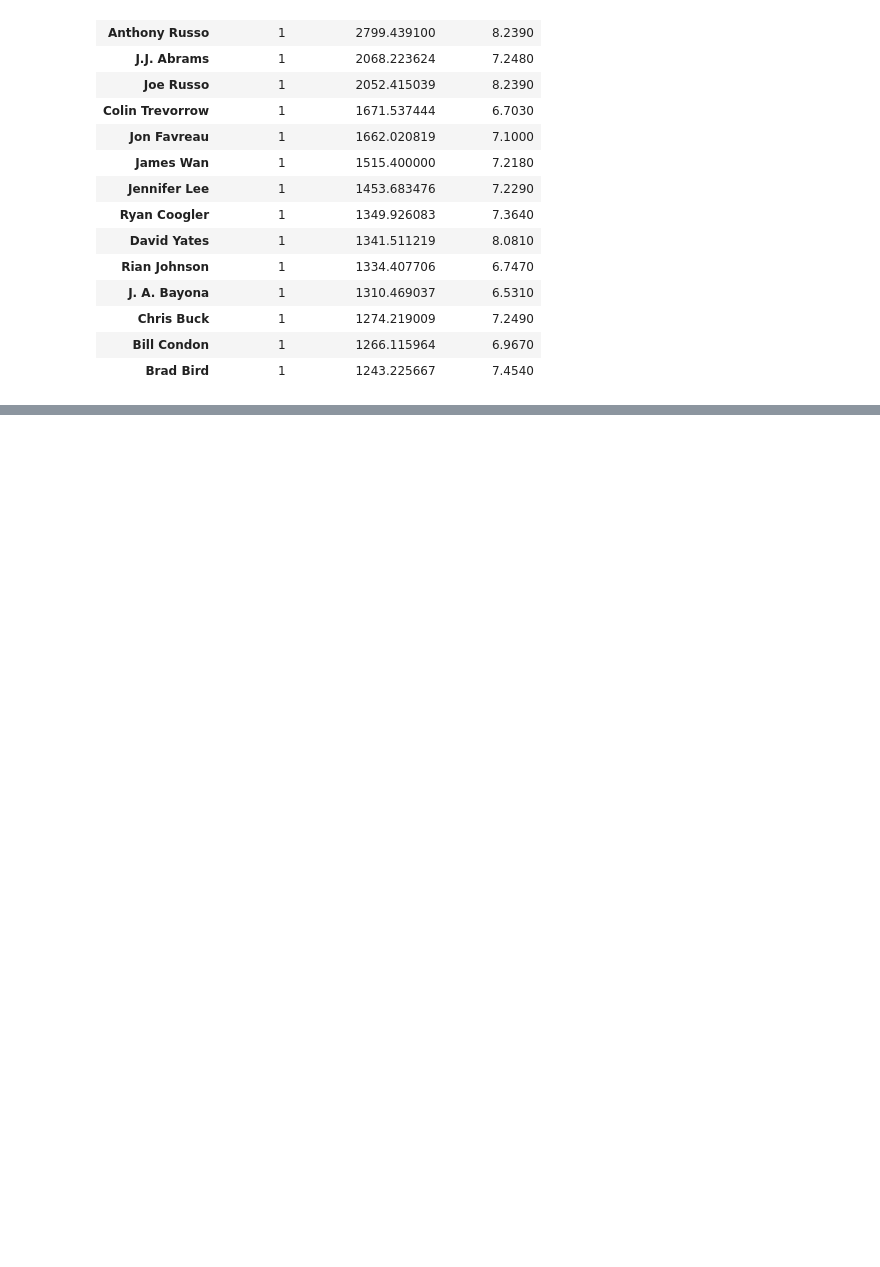
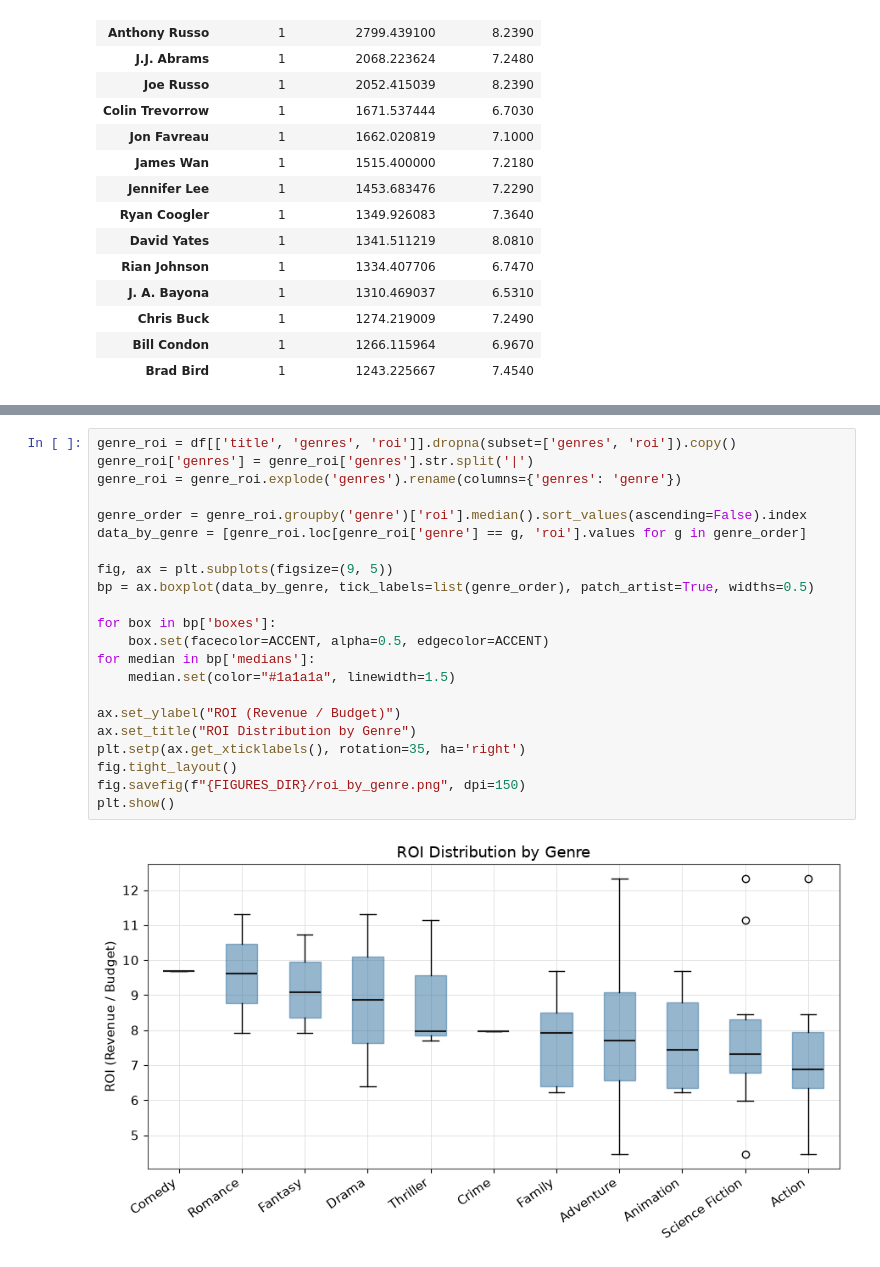
Before and after one commit to Joh-Ishimwe/tmdb-movie-analysis, a Jupyter notebook: notebooks/tmdb_movie_analysis.ipynb, the cells around one changed output, grey strips where cells are left out. Drawn from its saved outputs; the diff is of its cells as text; blank space fills up the shorter version.

```diff
--- a/notebooks/tmdb_movie_analysis.ipynb
+++ b/notebooks/tmdb_movie_analysis.ipynb
@@ -651,0 +701,24 @@ director_success
+# %%
+genre_roi = df[['title', 'genres', 'roi']].dropna(subset=['genres', 'roi']).copy()
+genre_roi['genres'] = genre_roi['genres'].str.split('|')
+genre_roi = genre_roi.explode('genres').rename(columns={'genres': 'genre'})
+
+genre_order = genre_roi.groupby('genre')['roi'].median().sort_values(ascending=False).index
+data_by_genre = [genre_roi.loc[genre_roi['genre'] == g, 'roi'].values for g in genre_order]
+
+fig, ax = plt.subplots(figsize=(9, 5))
+bp = ax.boxplot(data_by_genre, tick_labels=list(genre_order), patch_artist=True, widths=0.5)
+
+for box in bp['boxes']:
+    box.set(facecolor=ACCENT, alpha=0.5, edgecolor=ACCENT)
+for median in bp['medians']:
+    median.set(color="#1a1a1a", linewidth=1.5)
+
+ax.set_ylabel("ROI (Revenue / Budget)")
+ax.set_title("ROI Distribution by Genre")
+plt.setp(ax.get_xticklabels(), rotation=35, ha='right')
+fig.tight_layout()
+fig.savefig(f"{FIGURES_DIR}/roi_by_genre.png", dpi=150)
+plt.show()
+# %% [output]
+[figure, added]
```
Also changed, not shown: parts of 12 cells of this notebook.
